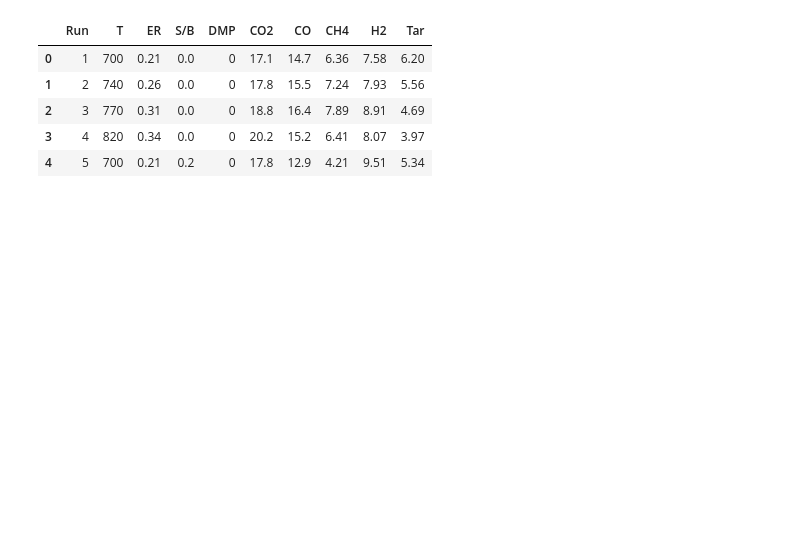
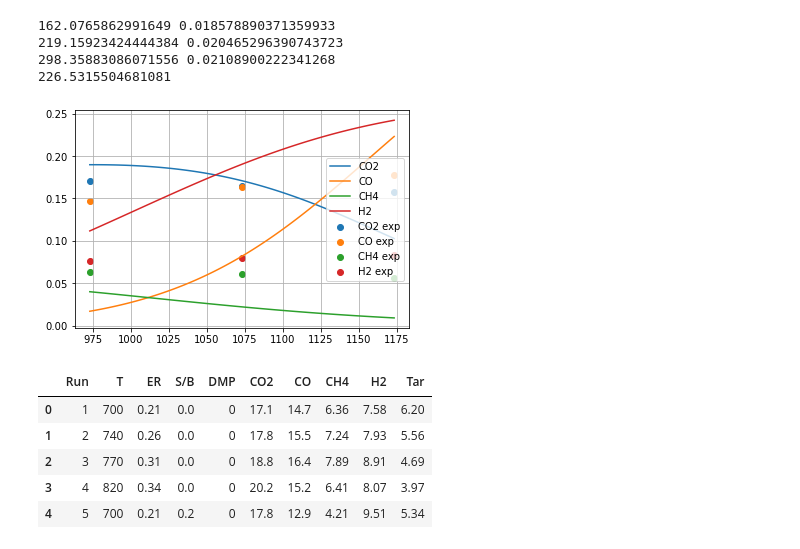
Before and after one commit to jubaldi/gasification, a Jupyter notebook: validation.ipynb, the cells around one changed output. Drawn from its saved outputs; the diff is of its cells as text; code cells hidden in the pictures; blank space fills up the shorter version.

```diff
--- a/validation.ipynb
+++ b/validation.ipynb
@@ -101,38 +121,45 @@ H2l = np.zeros_like(Tl)
 # %%
-# # Second test: modified model finds DT but not C_avail, uses average DT value
+# Second test: modified model finds DT but not C_avail, uses average DT value
 
-# predicted = np.zeros_like(experimental)
-# DTsum = 0
-# for i, t in enumerate(T):
-#     DT, sqerr = g.findDT(fuelID, experimental[i], T0=t, air=ER, species=species, C_avail=1.0)
-#     report = g.gasifier(fuelID, T=t-DT, air=ER, species=species, C_avail=1.0)
-#     for j, sp in enumerate(species):
-#         predicted[i,j] = report[sp]
-#     DTsum += DT
-#     print(DT, sqerr)
+predicted = np.zeros_like(experimental)
+DTsum = 0
+for i, t in enumerate(T):
+    Tquasi, sqerr = g.findTquasi(fuelID, experimental[i], T0=t, air=ER, species=species, C_avail=1.0)
+    report = g.gasifier(fuelID, T=Tquasi, air=ER, species=species, C_avail=1.0)
+    for j, sp in enumerate(species):
+        predicted[i,j] = report[sp]
+    DT = t - Tquasi
+    DTsum += DT
+    print(DT, sqerr)
 
-# DTav = DTsum/len(T)
-# print(DTav)
+DTav = DTsum/len(T)
+print(DTav)
 
-# for i, t in enumerate(Tl):
-#     report = g.gasifier(fuelID, T=t-DTav, air=ER, species=species)
-#     CO2l[i] = report['CO2']
-#     COl[i] = report['CO']
-#     CH4l[i] = report['CH4']
-#     H2l[i] = report['H2']
+for i, t in enumerate(Tl):
+    report = g.gasifier(fuelID, T=t-DTav, air=ER, species=species)
+    CO2l[i] = report['CO2']
+    COl[i] = report['CO']
+    CH4l[i] = report['CH4']
+    H2l[i] = report['H2']
 
-# plt.plot(Tl, CO2l, label='CO2')
-# plt.plot(Tl, COl, label='CO')
-# plt.plot(Tl, CH4l, label='CH4')
-# plt.plot(Tl, H2l, label='H2')
-# plt.scatter(T, experimental[:,0], label='CO2 exp')
-# plt.scatter(T, experimental[:,1], label='CO exp')
-# plt.scatter(T, experimental[:,2], label='CH4 exp')
-# plt.scatter(T, experimental[:,3], label='H2 exp')
-# plt.grid()
-# plt.legend()
-# plt.savefig("results2.png")
-# plt.show()
+plt.plot(Tl, CO2l, label='CO2')
+plt.plot(Tl, COl, label='CO')
+plt.plot(Tl, CH4l, label='CH4')
+plt.plot(Tl, H2l, label='H2')
+plt.scatter(T, experimental[:,0], label='CO2 exp')
+plt.scatter(T, experimental[:,1], label='CO exp')
+plt.scatter(T, experimental[:,2], label='CH4 exp')
+plt.scatter(T, experimental[:,3], label='H2 exp')
+plt.grid()
+plt.legend()
+plt.savefig("results2.png")
+plt.show()
+# %% [output]
+162.0765862991649 0.018578890371359933
+219.15923424444384 0.020465296390743723
+298.35883086071556 0.02108900222341268
+226.5315504681081
+[figure, added]
 # %%
 # # Third test: modified model finds DT and C_avail, uses average values
 
```
Also changed, not shown: parts of 6 cells of this notebook, 2 other files.
